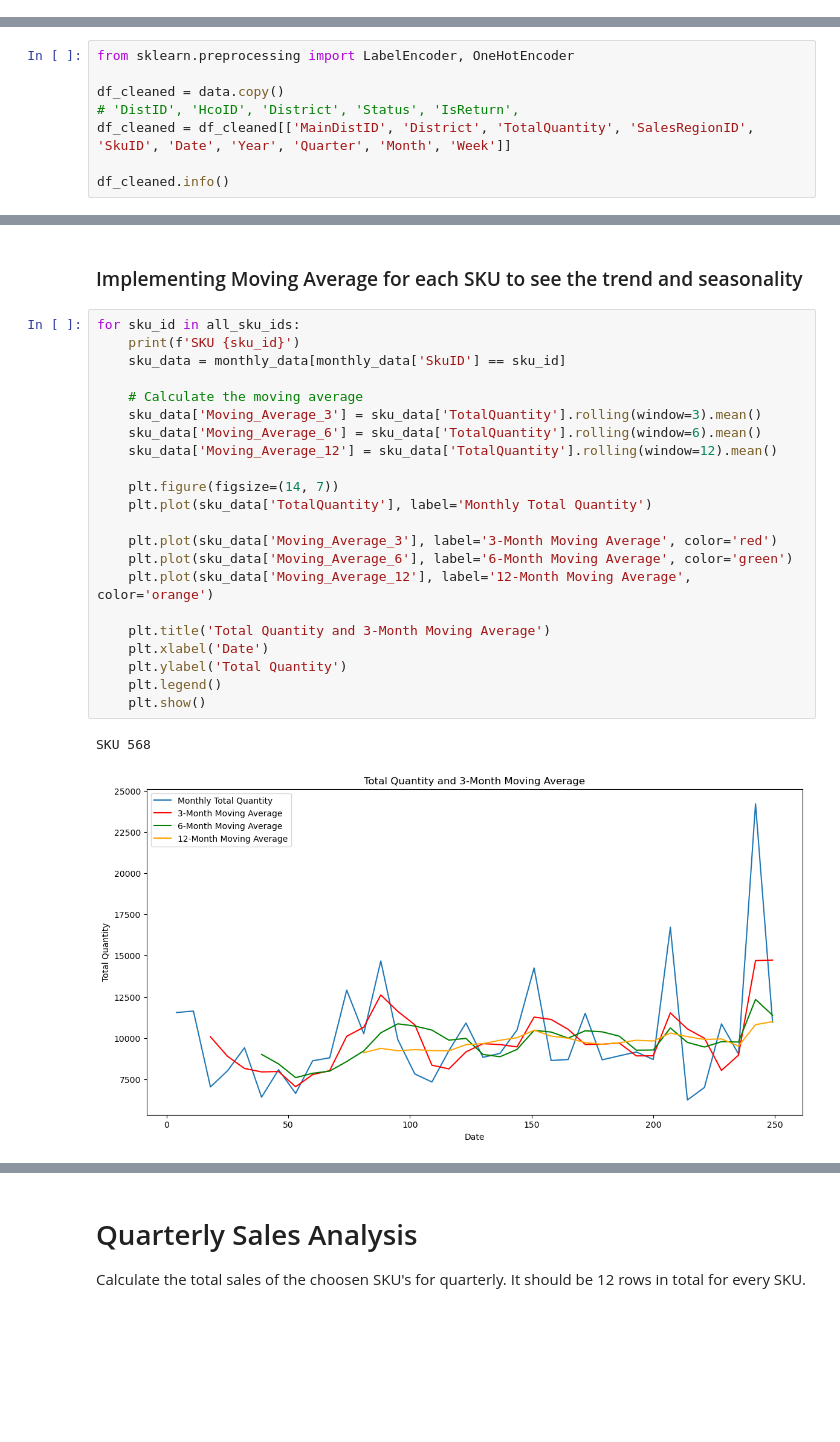
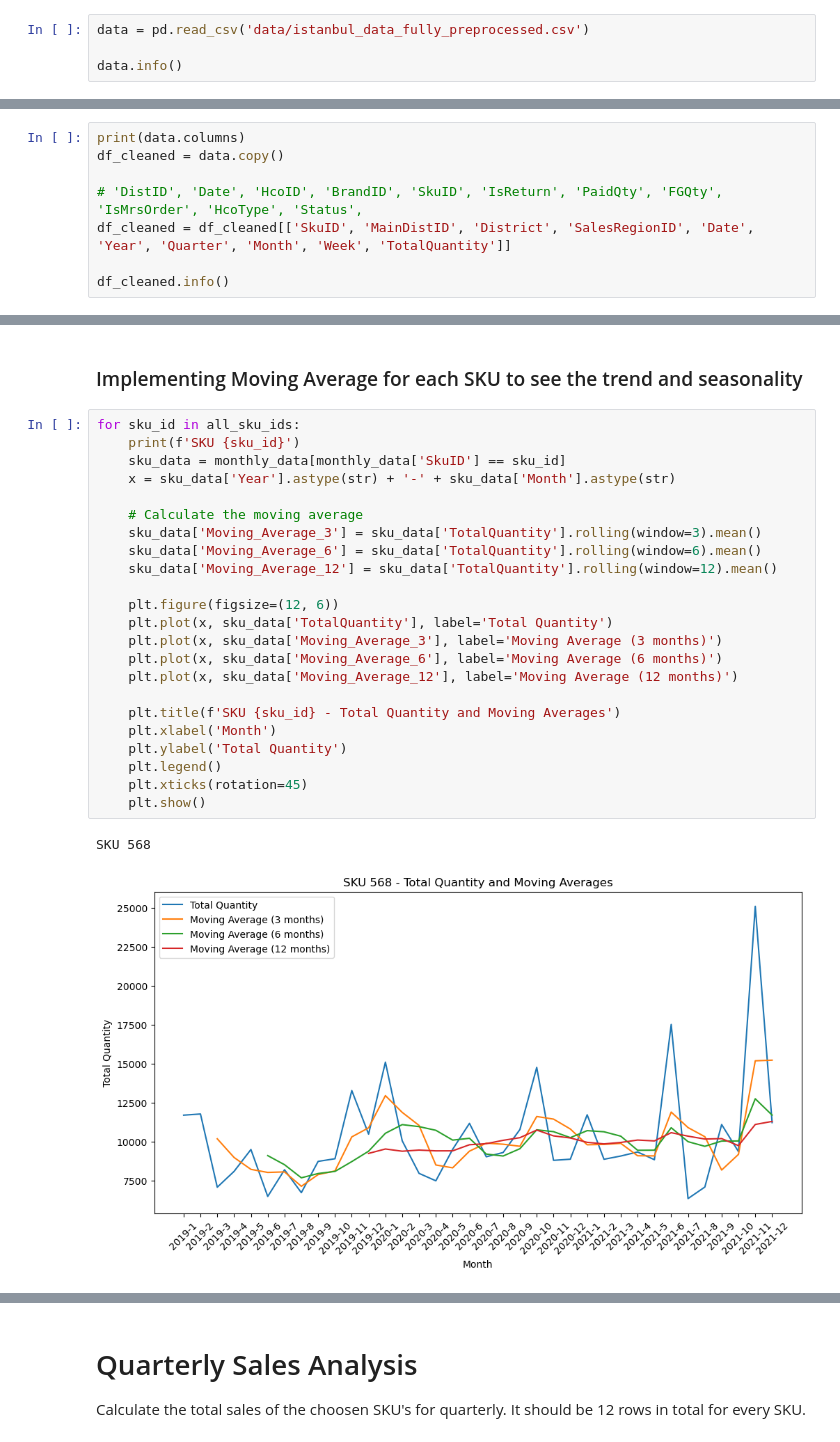
Before and after one commit to senaoz/MIS-492, a Jupyter notebook: models_base.ipynb, the cells around one changed output, grey strips where cells are left out. Drawn from its saved outputs; the diff is of its cells as text; blank space fills up the shorter version.

```diff
--- a/models_base.ipynb
+++ b/models_base.ipynb
@@ -73,0 +41,4 @@ memory usage: 619.2+ MB
+# %%
+data = pd.read_csv('data/istanbul_data_fully_preprocessed.csv')
+
+data.info()
@@ -73,0 +129,8 @@ memory usage: 619.2+ MB
+# %%
+print(data.columns)
+df_cleaned = data.copy()
+
+# 'DistID', 'Date', 'HcoID', 'BrandID', 'SkuID', 'IsReturn', 'PaidQty', 'FGQty', 'IsMrsOrder', 'HcoType', 'Status',
+df_cleaned = df_cleaned[['SkuID', 'MainDistID', 'District', 'SalesRegionID', 'Date', 'Year', 'Quarter', 'Month', 'Week', 'TotalQuantity']]
+
+df_cleaned.info()
@@ -144,10 +199,2 @@ print(district_agg)
 # %% [markdown]
 # Encoding Categorical Variables
-# %%
-from sklearn.preprocessing import LabelEncoder, OneHotEncoder
-
-df_cleaned = data.copy()
-# 'DistID', 'HcoID', 'District', 'Status', 'IsReturn',
-df_cleaned = df_cleaned[['MainDistID', 'District', 'TotalQuantity', 'SalesRegionID', 'SkuID', 'Date', 'Year', 'Quarter', 'Month', 'Week']]
-
-df_cleaned.info()
@@ -237,26 +267,27 @@ def plot_total_quantity(sku_id, data, title='Total Quantity by Quarter', xlabel=
 # %%
 for sku_id in all_sku_ids:
     print(f'SKU {sku_id}')
     sku_data = monthly_data[monthly_data['SkuID'] == sku_id]
+    x = sku_data['Year'].astype(str) + '-' + sku_data['Month'].astype(str)
 
     # Calculate the moving average
     sku_data['Moving_Average_3'] = sku_data['TotalQuantity'].rolling(window=3).mean()
     sku_data['Moving_Average_6'] = sku_data['TotalQuantity'].rolling(window=6).mean()
     sku_data['Moving_Average_12'] = sku_data['TotalQuantity'].rolling(window=12).mean()
 
-    plt.figure(figsize=(14, 7))
-    plt.plot(sku_data['TotalQuantity'], label='Monthly Total Quantity')
+    plt.figure(figsize=(12, 6))
+    plt.plot(x, sku_data['TotalQuantity'], label='Total Quantity')
+    plt.plot(x, sku_data['Moving_Average_3'], label='Moving Average (3 months)')
+    plt.plot(x, sku_data['Moving_Average_6'], label='Moving Average (6 months)')
+    plt.plot(x, sku_data['Moving_Average_12'], label='Moving Average (12 months)')
 
-    plt.plot(sku_data['Moving_Average_3'], label='3-Month Moving Average', color='red')
-    plt.plot(sku_data['Moving_Average_6'], label='6-Month Moving Average', color='green')
-    plt.plot(sku_data['Moving_Average_12'], label='12-Month Moving Average', color='orange')
-
-    plt.title('Total Quantity and 3-Month Moving Average')
-    plt.xlabel('Date')
+    plt.title(f'SKU {sku_id} - Total Quantity and Moving Averages')
+    plt.xlabel('Month')
     plt.ylabel('Total Quantity')
     plt.legend()
+    plt.xticks(rotation=45)
     plt.show()
 # %% [output]
 SKU 568
-[figure, old version]
+[figure, new version]
 SKU 578
```
Also changed, not shown: parts of 55 cells of this notebook.
